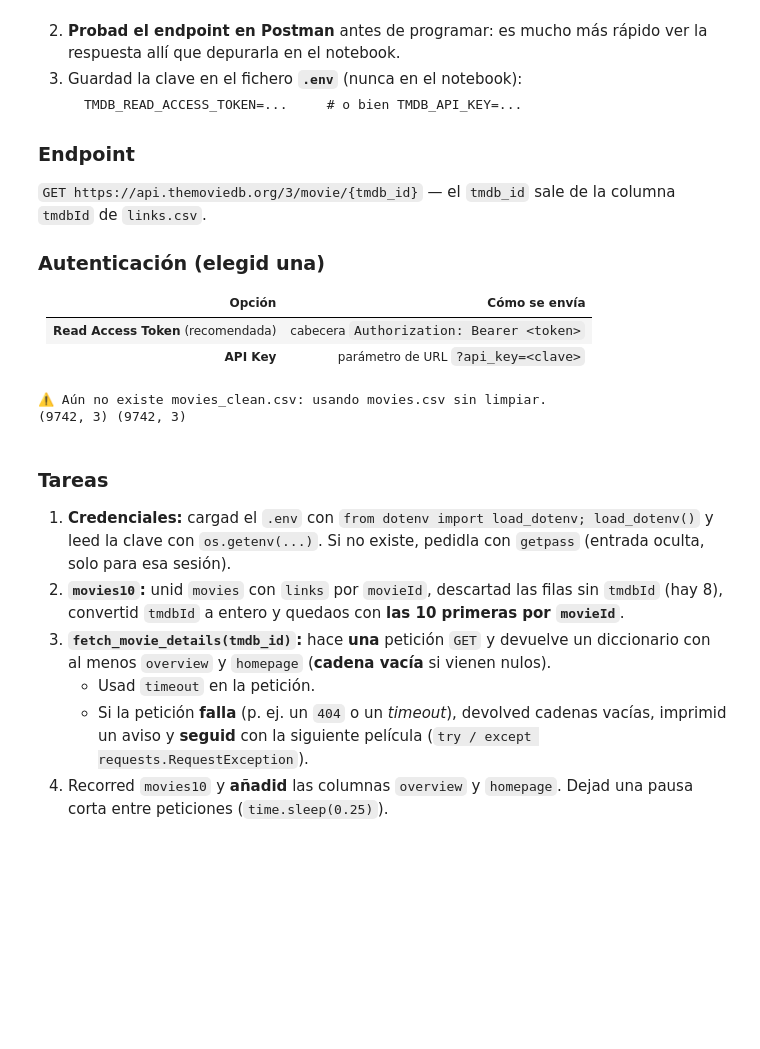
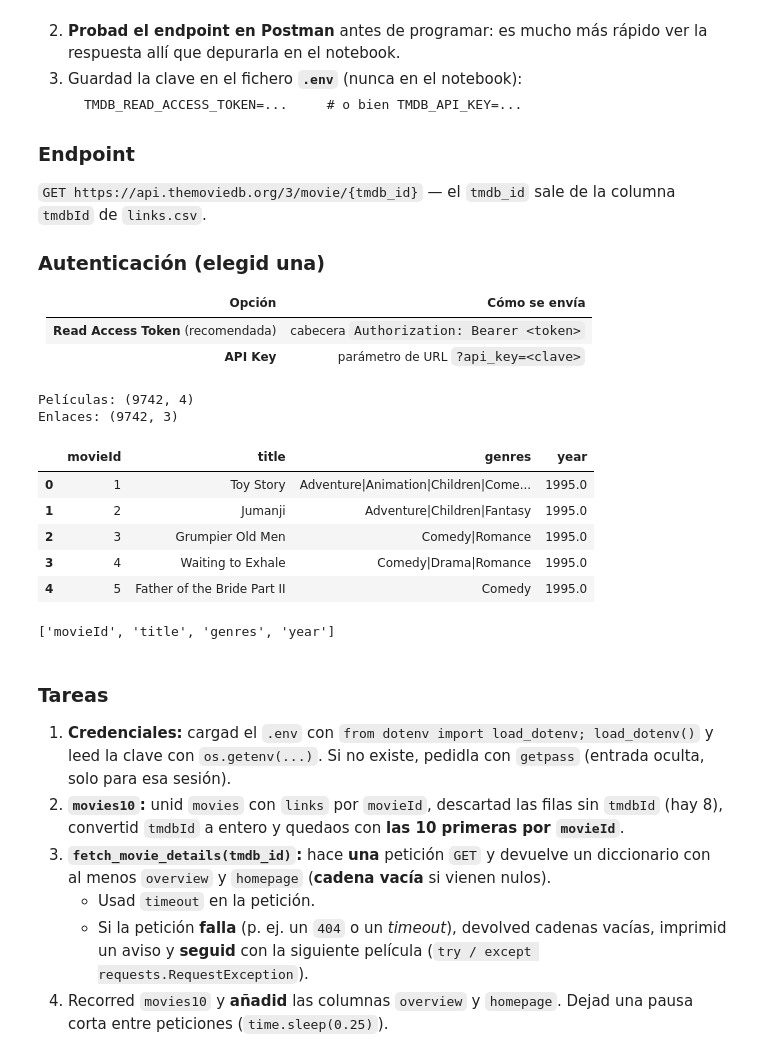
Before and after one commit to JaviRoma1984/tc-catalogo-peliculas, a Jupyter notebook: 03_tmdb.ipynb, the cells around one changed output. Saved outputs shown, nothing was run; the diff lists cells and outputs as text; code cells hidden in the pictures; blank space fills up the shorter version.

Commit message:
Corrige notebook TMDB y actualiza datos limpios

```diff
--- a/03_tmdb.ipynb
+++ b/03_tmdb.ipynb
@@ -34,24 +34,41 @@ Hacéis peticiones HTTP a la API de The Movie Database para añadir la sinopsis
 | **Read Access Token** (recomendada) | cabecera `Authorization: Bearer <token>` |
 | **API Key** | parámetro de URL `?api_key=<clave>` |
 # %%
-# --- Celda de carga (dada) ---
+# --- Celda de carga (datos) ---
 from pathlib import Path
 import pandas as pd
 
 DATA = Path("data")
+
+# Cargar películas limpias
 clean_path = DATA / "processed" / "movies_clean.csv"
 
-if clean_path.exists():
-    movies = pd.read_csv(clean_path, dtype={"year": "Int64"})
-else:
-    print("⚠️ Aún no existe movies_clean.csv: usando movies.csv sin limpiar.")
-    movies = pd.read_csv(DATA / "movies.csv")
+if not clean_path.exists():
+    raise FileNotFoundError("No se encuentra movies_clean.csv")
 
+movies = pd.read_csv(clean_path)
+
+# Cargar enlaces de TMDB
 links = pd.read_csv(DATA / "links.csv")
-print(movies.shape, links.shape)
+
+print("Películas:", movies.shape)
+print("Enlaces:", links.shape)
 # %% [output]
-⚠️ Aún no existe movies_clean.csv: usando movies.csv sin limpiar.
-(9742, 3) (9742, 3)
+Películas: (9742, 4)
+Enlaces: (9742, 3)
+# %%
+movies.head()
+# %% [output]
+|  | movieId | title | genres | year |
+| 0 | 1 | Toy Story | Adventure|Animation|Children|Come... | 1995.0 |
+| 1 | 2 | Jumanji | Adventure|Children|Fantasy | 1995.0 |
+| 2 | 3 | Grumpier Old Men | Comedy|Romance | 1995.0 |
+| 3 | 4 | Waiting to Exhale | Comedy|Drama|Romance | 1995.0 |
+| 4 | 5 | Father of the Bride Part II | Comedy | 1995.0 |
+# %%
+movies.columns.tolist()
+# %% [output]
+['movieId', 'title', 'genres', 'year']
 # %% [markdown]
 ### Tareas
 
```
Also changed, not shown: parts of 7 cells of this notebook, 1 other file.
